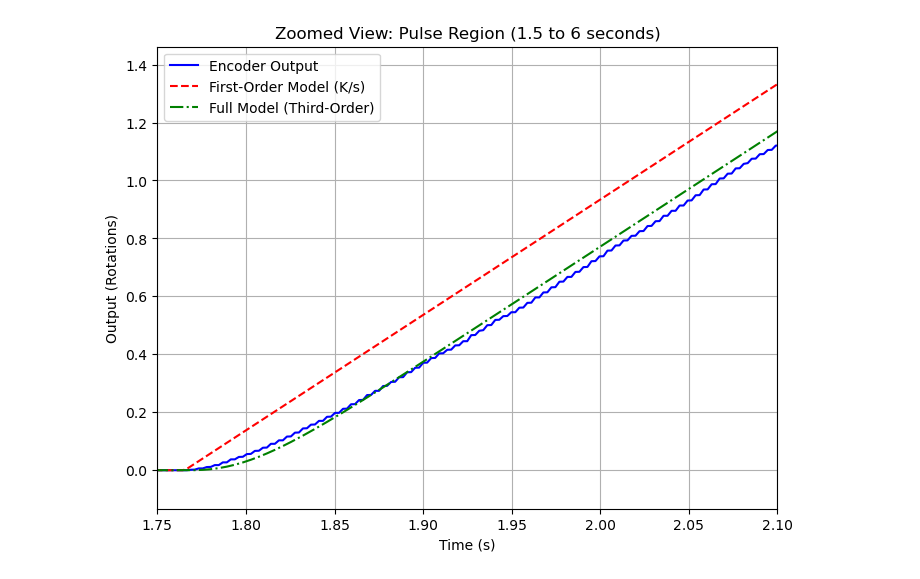
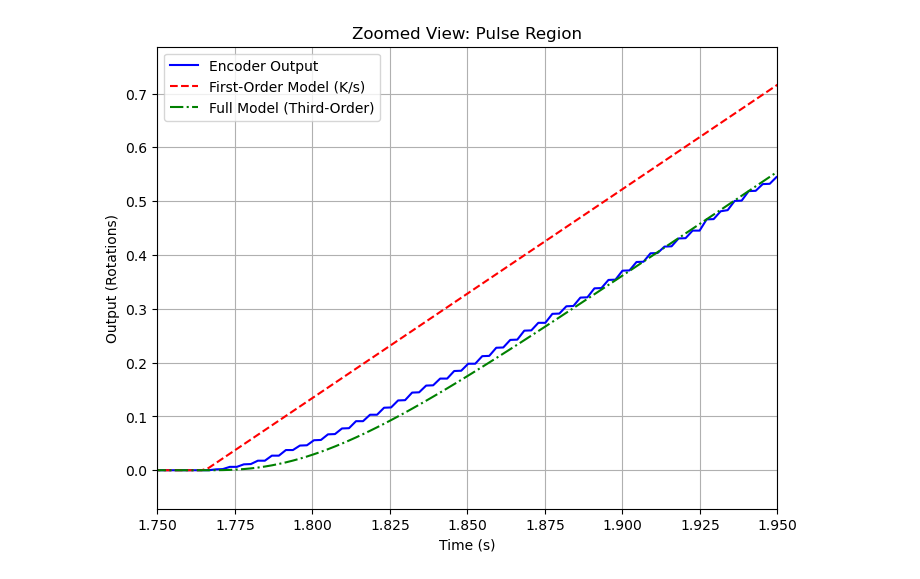
Before and after one commit to mloughran21/control_design_project_plots, a Jupyter notebook: report_plots.ipynb, the cells around one changed output. Drawn from its saved outputs; the diff is of its cells as text; code cells hidden in the pictures.

```diff
--- a/report_plots.ipynb
+++ b/report_plots.ipynb
@@ -56,0 +32,18 @@ Calculated K = 1.4750353397262486
+# %%
+#%%
+# Calculate input area
+input_area = pulse_magnitude * pulse_duration
+print(f"Input Area = {input_area} V·s")
+
+# Calculate steady-state output value (last 10% of data)
+if encoder_output is not None:
+    idx_last_10percent = np.arange(int(0.9 * len(time)), len(time))
+    output_value = np.mean(encoder_output[idx_last_10percent])
+    print(f"Steady-State Output Value = {output_value} Rotations")
+
+    # Calculate gain K
+    K = output_value / input_area
+    print(f"Calculated K = {K}")
+else:
+    K = 1.437540796265998  # Fallback value if no encoder data
+    print(f"No encoder data. Using default K = {K}")
@@ -158,71 +104,36 @@ plt.show()
 # %%
-# First Plot: Zoom into the pulse region (1.5 to 6 seconds)
+#%%
+# Zoomed plot: Pulse region
 plt.figure(figsize=(8, 6))
 if encoder_output is not None:
     plt.plot(time, encoder_output, 'b-', linewidth=1.5, label='Encoder Output')
 plt.plot(time, y_first, 'r--', linewidth=1.5, label='First-Order Model (K/s)')
 plt.plot(time, y_full, 'g-.', linewidth=1.5, label='Full Model (Third-Order)')
 plt.xlabel('Time (s)')
 plt.ylabel('Output (Rotations)')
-plt.title('Zoomed View: Pulse Region (1.5 to 6 seconds)')
+plt.title('Zoomed View: Pulse Region')
 plt.legend()
 plt.grid(True)
 
-# Zoom into the pulse region
-zoom_start_1 = 1.75
-zoom_end_1 = 2.1
-plt.xlim(zoom_start_1, zoom_end_1)
+# Set zoom limits
+zoom_start = 1.75
+zoom_end = 1.95
+plt.xlim(zoom_start, zoom_end)
 
-# Find the y-axis range in the zoomed region
-mask_1 = (time >= zoom_start_1) & (time <= zoom_end_1)
-y_first_zoom_1 = y_first[mask_1]
-y_full_zoom_1 = y_full[mask_1]
+# Adjust y-axis limits with padding
+mask = (time >= zoom_start) & (time <= zoom_end)
+y_first_zoom = y_first[mask]
+y_full_zoom = y_full[mask]
 if encoder_output is not None:
-    encoder_output_zoom_1 = encoder_output[mask_1]
-    y_min_1 = min(y_first_zoom_1.min(), y_full_zoom_1.min(), encoder_output_zoom_1.min())
-    y_max_1 = max(y_first_zoom_1.max(), y_full_zoom_1.max(), encoder_output_zoom_1.max())
+    encoder_zoom = encoder_output[mask]
+    y_min = min(y_first_zoom.min(), y_full_zoom.min(), encoder_zoom.min())
+    y_max = max(y_first_zoom.max(), y_full_zoom.max(), encoder_zoom.max())
 else:
-    y_min_1 = min(y_first_zoom_1.min(), y_full_zoom_1.min())
-    y_max_1 = max(y_first_zoom_1.max(), y_full_zoom_1.max())
+    y_min = min(y_first_zoom.min(), y_full_zoom.min())
+    y_max = max(y_first_zoom.max(), y_full_zoom.max())
+padding = 0.1 * (y_max - y_min)
+plt.ylim(y_min - padding, y_max + padding)
 
-# Add some padding to the y-axis limits
-padding_1 = 0.1 * (y_max_1 - y_min_1)
-plt.ylim(y_min_1 - padding_1, y_max_1 + padding_1)
-
-# Second Plot: Zoom into the settling region (6 to 10 seconds)
-plt.figure(figsize=(8, 6))
-if encoder_output is not None:
-    plt.plot(time, encoder_output, 'b-', linewidth=1.5, label='Encoder Output')
-plt.plot(time, y_first, 'r--', linewidth=1.5, label='First-Order Model (K/s)')
-plt.plot(time, y_full, 'g-.', linewidth=1.5, label='Full Model (Third-Order)')
-plt.xlabel('Time (s)')
-plt.ylabel('Output (Rotations)')
-plt.title('Zoomed View: Settling Region (6 to 10 seconds)')
-plt.legend()
-plt.grid(True)
-
-# Zoom into the settling region
-zoom_start_2 = 5.56
-zoom_end_2 = 5.7
-plt.xlim(zoom_start_2, zoom_end_2)
-
-# Find the y-axis range in the zoomed region
-mask_2 = (time >= zoom_start_2) & (time <= zoom_end_2)
-y_first_zoom_2 = y_first[mask_2]
-y_full_zoom_2 = y_full[mask_2]
-if encoder_output is not None:
-    encoder_output_zoom_2 = encoder_output[mask_2]
-    y_min_2 = min(y_first_zoom_2.min(), y_full_zoom_2.min(), encoder_output_zoom_2.min())
-    y_max_2 = max(y_first_zoom_2.max(), y_full_zoom_2.max(), encoder_output_zoom_2.max())
-else:
-    y_min_2 = min(y_first_zoom_2.min(), y_full_zoom_2.min())
-    y_max_2 = max(y_first_zoom_2.max(), y_full_zoom_2.max())
-
-# Add some padding to the y-axis limits
-padding_2 = 0.1 * (y_max_2 - y_min_2)
-plt.ylim(y_min_2 - padding_2, y_max_2 + padding_2)
-
-# Show both plots
 plt.show()
 # %% [output]
-[figure, old version]
+[figure, new version]
```
Also changed, not shown: parts of 16 cells of this notebook.
